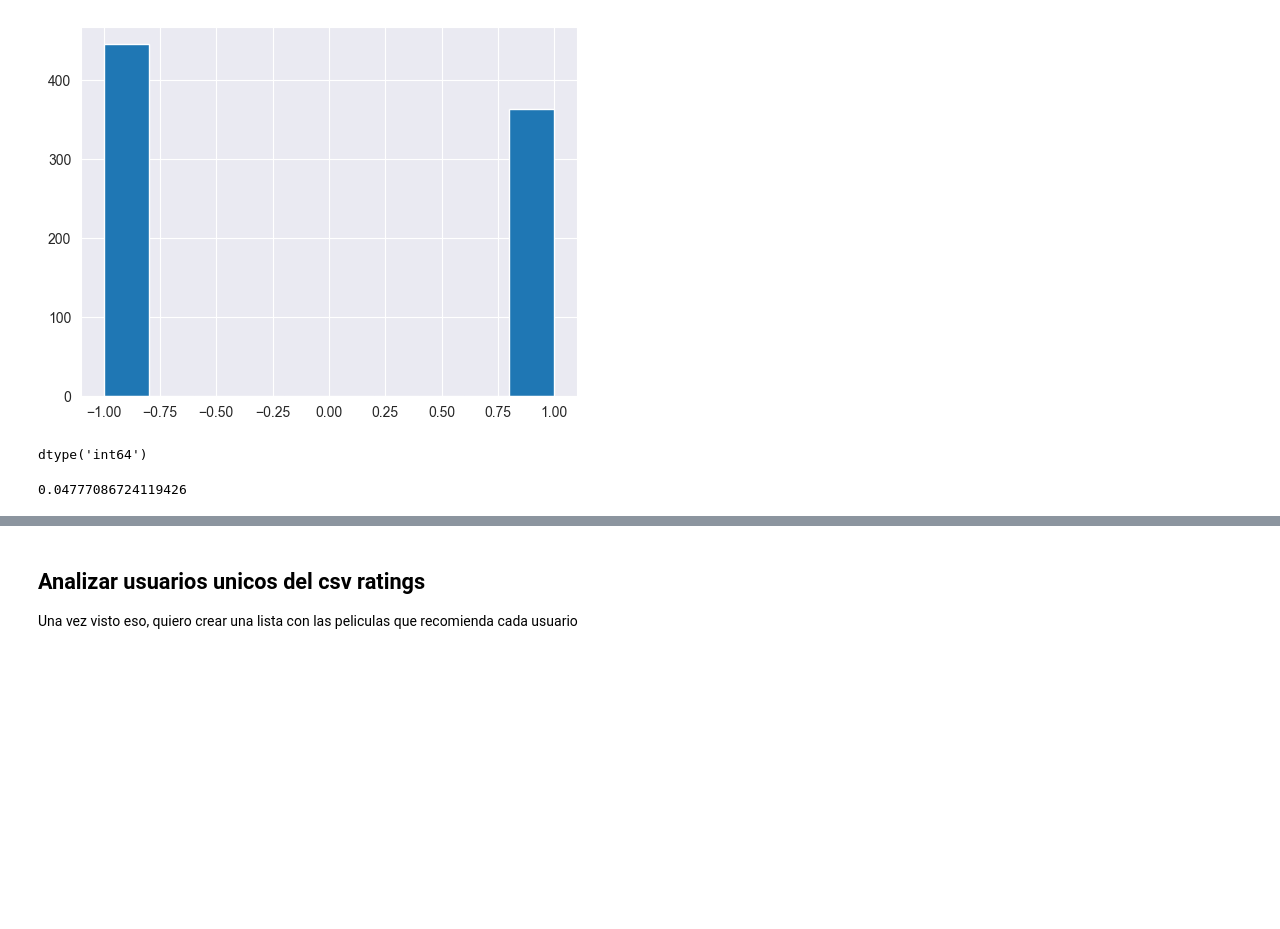
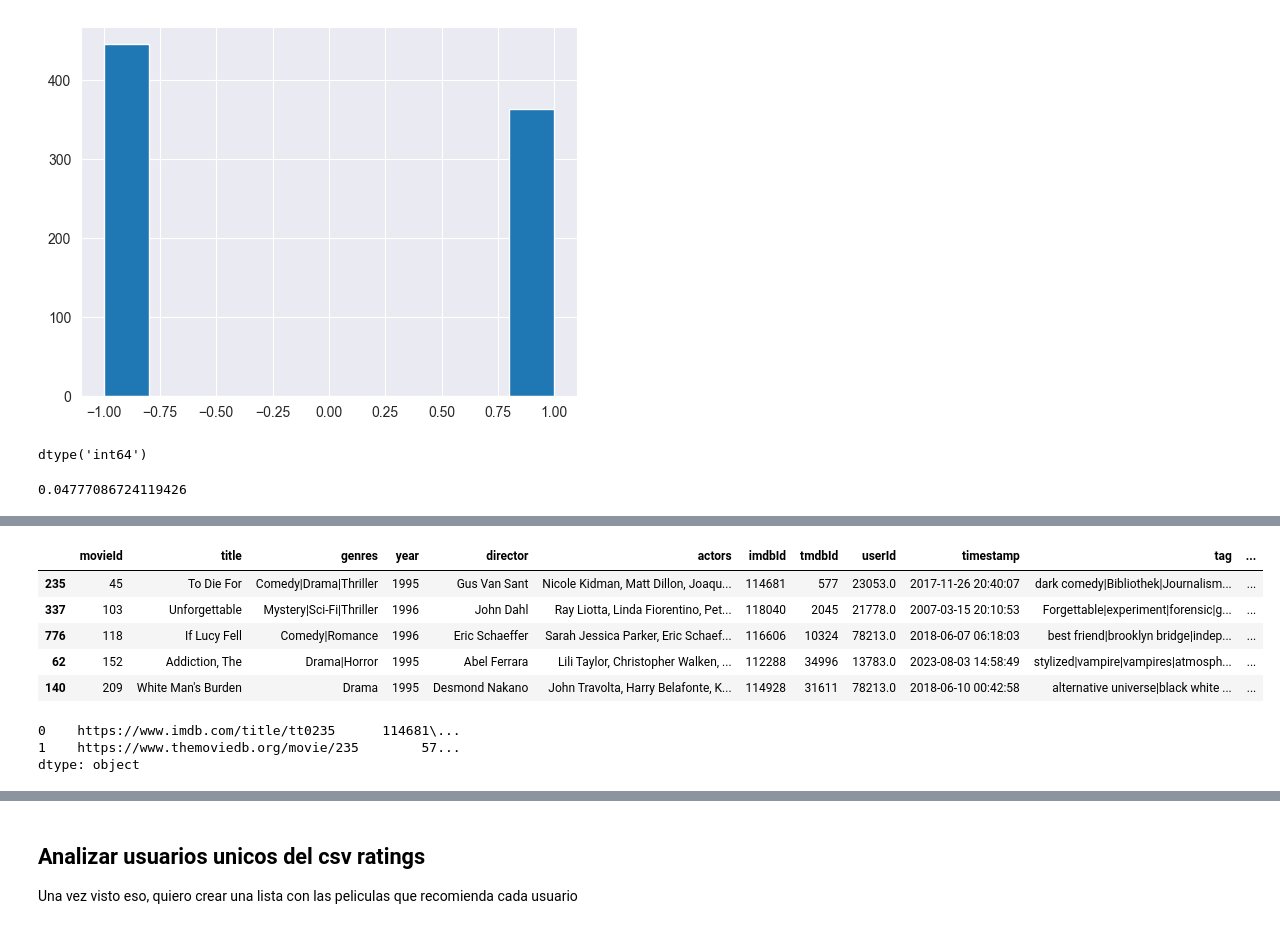
Before and after one commit to joanesMondra/FilmRecommendator, a Jupyter notebook: grupo3/preProcessing.ipynb, the cells around one changed output, grey strips where cells are left out. Cells and saved outputs as stored; diff of their text form; code cells hidden in the pictures; blank space fills up the shorter version.

```diff
--- a/grupo3/preProcessing.ipynb
+++ b/grupo3/preProcessing.ipynb
@@ -476,0 +509,20 @@ df['tags_sentiment'].corr(df['valoracion_media'])
+# %%
+df.head()
+# %% [output]
+|  | movieId | title | genres | year | director | actors | imdbId | tmdbId | userId | timestamp | tag | ... |
+| 235 | 45 | To Die For | Comedy|Drama|Thriller | 1995 | Gus Van Sant | Nicole Kidman, Matt Dillon, Joaqu... | 114681 | 577 | 23053.0 | 2017-11-26 20:40:07 | dark comedy|Bibliothek|Journalism... | ... |
+| 337 | 103 | Unforgettable | Mystery|Sci-Fi|Thriller | 1996 | John Dahl | Ray Liotta, Linda Fiorentino, Pet... | 118040 | 2045 | 21778.0 | 2007-03-15 20:10:53 | Forgettable|experiment|forensic|g... | ... |
+| 776 | 118 | If Lucy Fell | Comedy|Romance | 1996 | Eric Schaeffer | Sarah Jessica Parker, Eric Schaef... | 116606 | 10324 | 78213.0 | 2018-06-07 06:18:03 | best friend|brooklyn bridge|indep... | ... |
+| 62 | 152 | Addiction, The | Drama|Horror | 1995 | Abel Ferrara | Lili Taylor, Christopher Walken, ... | 112288 | 34996 | 13783.0 | 2023-08-03 14:58:49 | stylized|vampire|vampires|atmosph... | ... |
+| 140 | 209 | White Man's Burden | Drama | 1995 | Desmond Nakano | John Travolta, Harry Belafonte, K... | 114928 | 31611 | 78213.0 | 2018-06-10 00:42:58 | alternative universe|black white ... | ... |
+# %%
+def getlink(row):
+    link_imdb = 'https://www.imdb.com/title/tt0' + str(row['imdbId'])
+    link_tmdbId = 'https://www.themoviedb.org/movie/' + str(row['tmdbId'])
+    return pd.Series([link_imdb, link_tmdbId])
+
+getlink(df)
+# %% [output]
+0    https://www.imdb.com/title/tt0235      114681\...
+1    https://www.themoviedb.org/movie/235        57...
+dtype: object
```
Also changed, not shown: parts of 34 cells of this notebook, 1 other file.
